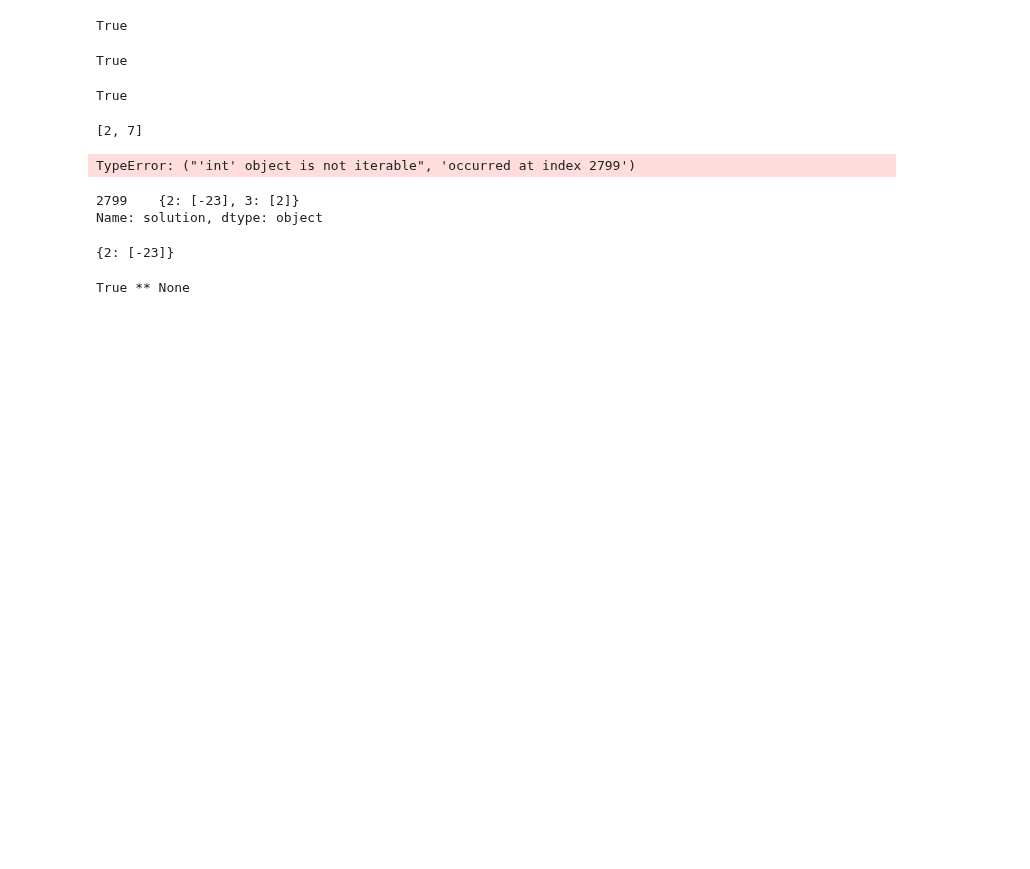
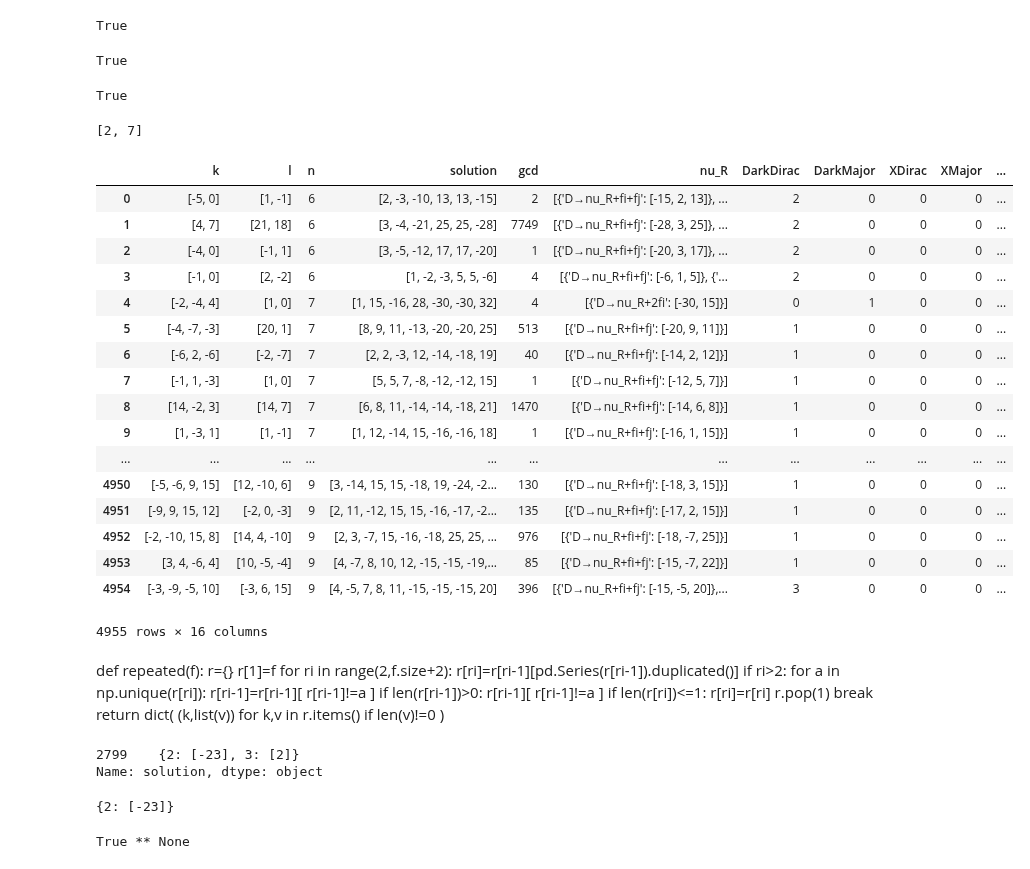
Before and after one commit to LBJ-Wade/anomaly, a Jupyter notebook: Analysis.ipynb, the cells around one changed output. Saved outputs shown, nothing was run; the diff lists cells and outputs as text; code cells hidden in the pictures; blank space fills up the shorter version.

```diff
--- a/Analysis.ipynb
+++ b/Analysis.ipynb
@@ -110,8 +110,6 @@ def massfer(row,label='DarkDirac',nmax=10):
     if label=='DarkDirac':
         if row.get(label)>0:
             cdd=[]
-            if not row.get('DD'):
-
             for ν in row.get('DD'):
                 l=row.get('solution').copy()
                 cdd.append( count_massless_fermions(l , ν)  )
@@ -123,6 +121,4 @@ get_massless_fermions([2, -4, 7, 9, -18, -18, 22],ν=-18)
 # %% [output]
 [2, 7]
 # %%
-cl[2798:].apply(lambda row: massfer(row,label='DarkDirac'),axis='columns')
+cl['DD_massless']=cl.apply(lambda row: massfer(row,label='DarkDirac'),axis='columns')
-# %% [output]
-TypeError: ("'int' object is not iterable", 'occurred at index 2799')
@@ -145,3 +125,40 @@ def repeated(f):
+# %%
+cl
+# %% [output]
+|  | k | l | n | solution | gcd | nu_R | DarkDirac | DarkMajor | XDirac | XMajor | ... |
+| 0 | [-5, 0] | [1, -1] | 6 | [2, -3, -10, 13, 13, -15] | 2 | [{'D→nu_R+fi+fj': [-15, 2, 13]}, ... | 2 | 0 | 0 | 0 | ... |
+| 1 | [4, 7] | [21, 18] | 6 | [3, -4, -21, 25, 25, -28] | 7749 | [{'D→nu_R+fi+fj': [-28, 3, 25]}, ... | 2 | 0 | 0 | 0 | ... |
+| 2 | [-4, 0] | [-1, 1] | 6 | [3, -5, -12, 17, 17, -20] | 1 | [{'D→nu_R+fi+fj': [-20, 3, 17]}, ... | 2 | 0 | 0 | 0 | ... |
+| 3 | [-1, 0] | [2, -2] | 6 | [1, -2, -3, 5, 5, -6] | 4 | [{'D→nu_R+fi+fj': [-6, 1, 5]}, {'... | 2 | 0 | 0 | 0 | ... |
+| 4 | [-2, -4, 4] | [1, 0] | 7 | [1, 15, -16, 28, -30, -30, 32] | 4 | [{'D→nu_R+2fi': [-30, 15]}] | 0 | 1 | 0 | 0 | ... |
+| 5 | [-4, -7, -3] | [20, 1] | 7 | [8, 9, 11, -13, -20, -20, 25] | 513 | [{'D→nu_R+fi+fj': [-20, 9, 11]}] | 1 | 0 | 0 | 0 | ... |
+| 6 | [-6, 2, -6] | [-2, -7] | 7 | [2, 2, -3, 12, -14, -18, 19] | 40 | [{'D→nu_R+fi+fj': [-14, 2, 12]}] | 1 | 0 | 0 | 0 | ... |
+| 7 | [-1, 1, -3] | [1, 0] | 7 | [5, 5, 7, -8, -12, -12, 15] | 1 | [{'D→nu_R+fi+fj': [-12, 5, 7]}] | 1 | 0 | 0 | 0 | ... |
+| 8 | [14, -2, 3] | [14, 7] | 7 | [6, 8, 11, -14, -14, -18, 21] | 1470 | [{'D→nu_R+fi+fj': [-14, 6, 8]}] | 1 | 0 | 0 | 0 | ... |
+| 9 | [1, -3, 1] | [1, -1] | 7 | [1, 12, -14, 15, -16, -16, 18] | 1 | [{'D→nu_R+fi+fj': [-16, 1, 15]}] | 1 | 0 | 0 | 0 | ... |
+| ... | ... | ... | ... | ... | ... | ... | ... | ... | ... | ... | ... |
+| 4950 | [-5, -6, 9, 15] | [12, -10, 6] | 9 | [3, -14, 15, 15, -18, 19, -24, -2... | 130 | [{'D→nu_R+fi+fj': [-18, 3, 15]}] | 1 | 0 | 0 | 0 | ... |
+| 4951 | [-9, 9, 15, 12] | [-2, 0, -3] | 9 | [2, 11, -12, 15, 15, -16, -17, -2... | 135 | [{'D→nu_R+fi+fj': [-17, 2, 15]}] | 1 | 0 | 0 | 0 | ... |
+| 4952 | [-2, -10, 15, 8] | [14, 4, -10] | 9 | [2, 3, -7, 15, -16, -18, 25, 25, ... | 976 | [{'D→nu_R+fi+fj': [-18, -7, 25]}] | 1 | 0 | 0 | 0 | ... |
+| 4953 | [3, 4, -6, 4] | [10, -5, -4] | 9 | [4, -7, 8, 10, 12, -15, -15, -19,... | 85 | [{'D→nu_R+fi+fj': [-15, -7, 22]}] | 1 | 0 | 0 | 0 | ... |
+| 4954 | [-3, -9, -5, 10] | [-3, 6, 15] | 9 | [4, -5, 7, 8, 11, -15, -15, -15, 20] | 396 | [{'D→nu_R+fi+fj': [-15, -5, 20]},... | 3 | 0 | 0 | 0 | ... |
+4955 rows × 16 columns
+# %% [markdown]
+def repeated(f):
+    r={}
+    r[1]=f
+    for ri in range(2,f.size+2):
+        r[ri]=r[ri-1][pd.Series(r[ri-1]).duplicated()]
+        if ri>2:
+            for a in np.unique(r[ri]):
+                r[ri-1]=r[ri-1][ r[ri-1]!=a ]
+                if len(r[ri-1])>0:
+                    r[ri-1][ r[ri-1]!=a ]
+        if len(r[ri])<=1:
+            r[ri]=r[ri]
+            r.pop(1)
+            break
+    return dict( (k,list(v)) for k,v in r.items() if len(v)!=0 )
 # %%
 cl[2799:2800]['solution'].apply(lambda s: repeated(np.asarray(s)))
 # %% [output]
```
Also changed, not shown: parts of 1 cell of this notebook, 1 other file.
